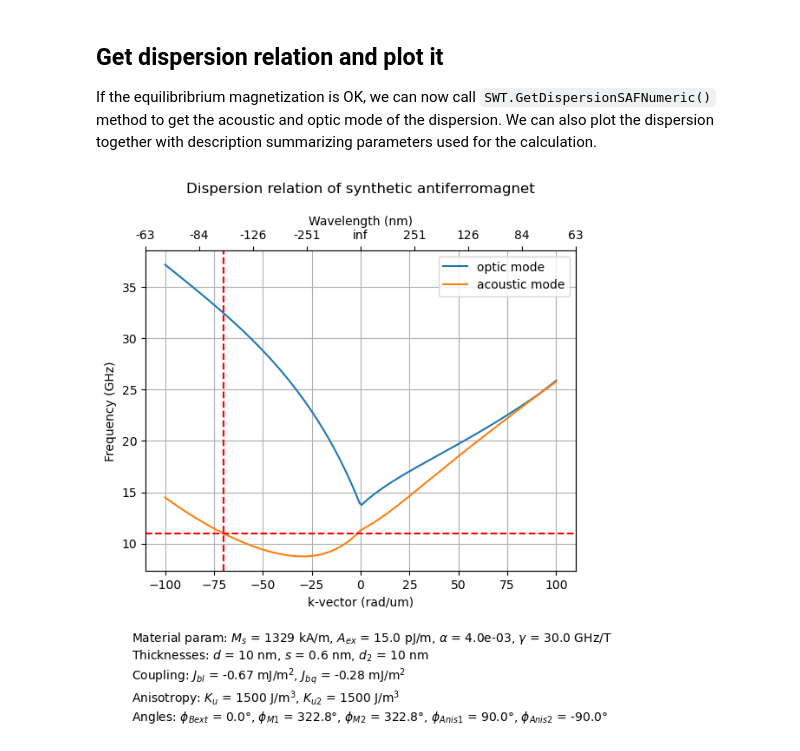
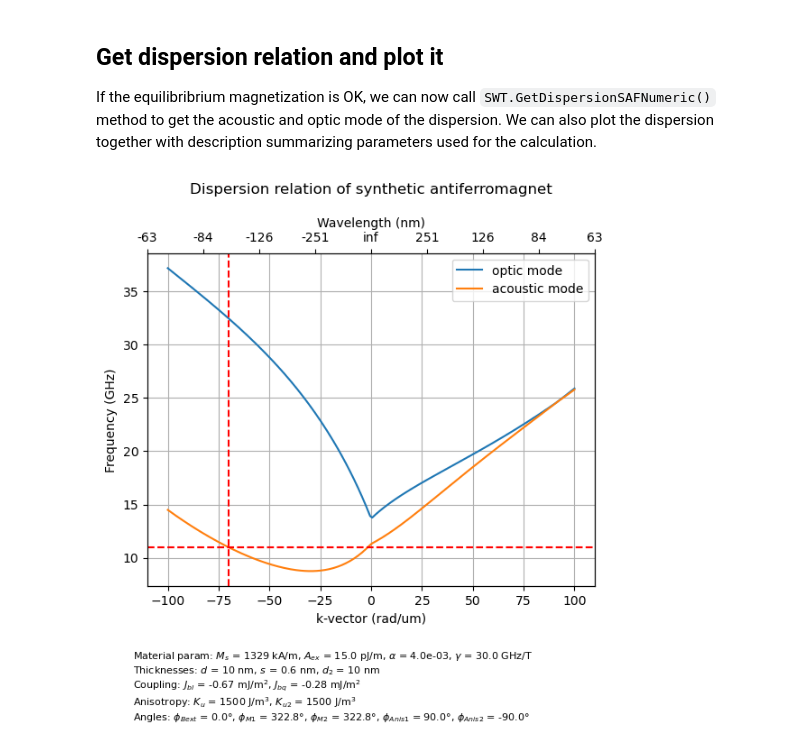
Before and after one commit to CEITECmagnonics/SpinWaveToolkit, a Jupyter notebook: examples/SAFdispersion_simple.ipynb, the cells around one changed output. Cells and saved outputs as stored; diff of their text form; code cells hidden in the pictures.

Commit message:
Changed font size in the info text below the dispersion plot

```diff
--- a/examples/SAFdispersion_simple.ipynb
+++ b/examples/SAFdispersion_simple.ipynb
@@ -104,32 +104,32 @@ plt.title('Dispersion relation of synthetic antiferromagnet\n')
 plt.xlabel('k-vector (rad/um)')
 plt.ylabel('Frequency (GHz)')
 
 # Add some marker lines
 plt.axhline(11, color='red', linestyle='--')
 plt.axvline(-70, color='red', linestyle='--')
 
 # Add second x-axis with wavelength in nanometers
 def custom_formatter(x, pos):
     return "{:.0f}".format((2*np.pi/(x))*1000)
 plt2 = plt.twiny()
 plt2.spines['top'].set_visible(True)
 plt2.xaxis.set_major_formatter(FuncFormatter(custom_formatter))
 plt.xlabel('Wavelength (nm)')
 
 # Need to reset the axis limits
 plt.xlim(min(kxi*1e-6), max(kxi*1e-6))
 
 # Add info text below the plot so we always know what is plotted
 info_text = (
     'Material param: $M_s$ = %.1d kA/m, $A_{ex}$ = %.1f pJ/m, $\\alpha$ = %.1e, $\\gamma$ = %.1f GHz/T \n'
     'Thicknesses: $d$ = %.1d nm, $s$ = %.1f nm, $d_2$ = %.1d nm\n'
     'Coupling: $J_{bl}$ = %.2f mJ/m$^2$, $J_{bq}$ = %.2f mJ/m$^2$\n'
     'Anisotropy: $K_u$ = %.1d J/m$^3$, $K_{u2}$ = %.1d J/m$^3$\n'
     'Angles: $\phi_{Bext}$ = %.1f°, $\phi_{M1}$ = %.1f°, $\phi_{M2}$ = %.1f°, $\phi_{Anis1}$ = %.1f°, $\phi_{Anis2}$ = %.1f°'
 ) % (Ms/1e3, Aex*1e12, alpha, gamma/2/np.pi/1e9, d*1e9, s*1e9, d2*1e9, Jbl*1e3, Jbq*1e3, Ku, Ku2, phiBext, np.rad2deg(phi1), np.rad2deg(phi1), phiAnis1, phiAnis2)
-plt.figtext(0.1, -0.25, info_text, ha='left', fontsize=10)
+plt.figtext(0.1, -0.2, info_text, ha='left', fontsize=8)
 
 # show the plot
 plt.show()
 # %% [output]
-[figure, old version]
+[figure, new version]
```
